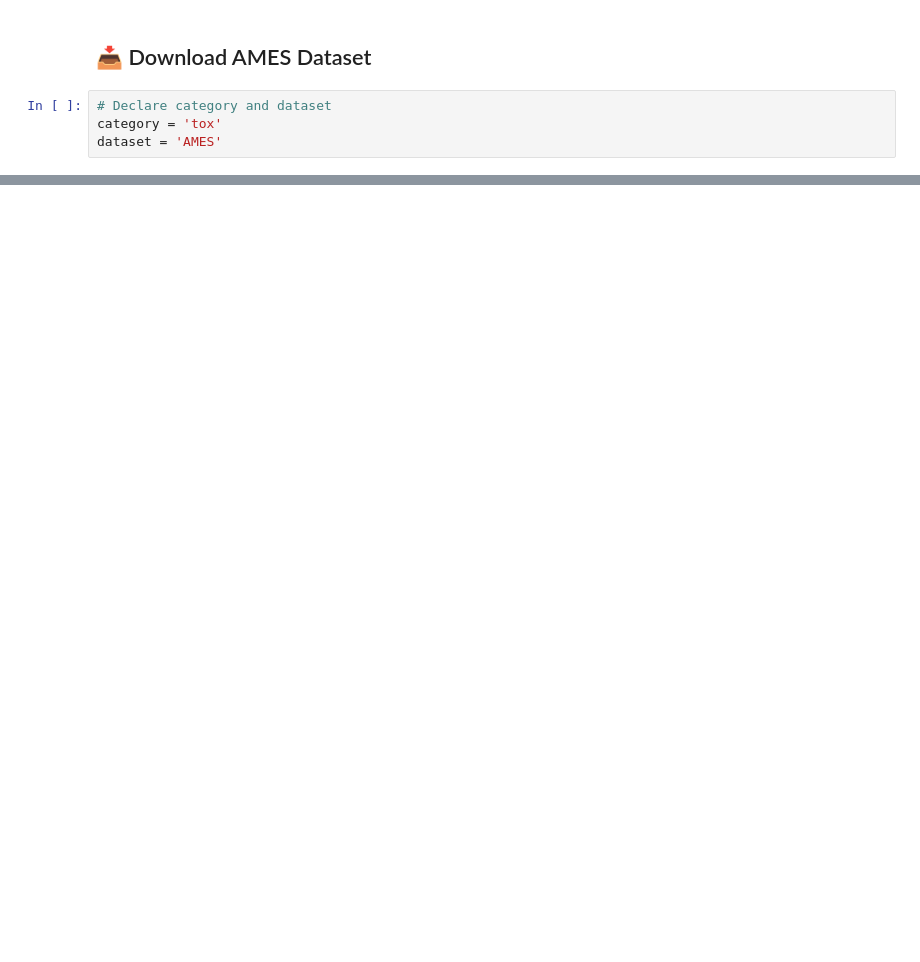
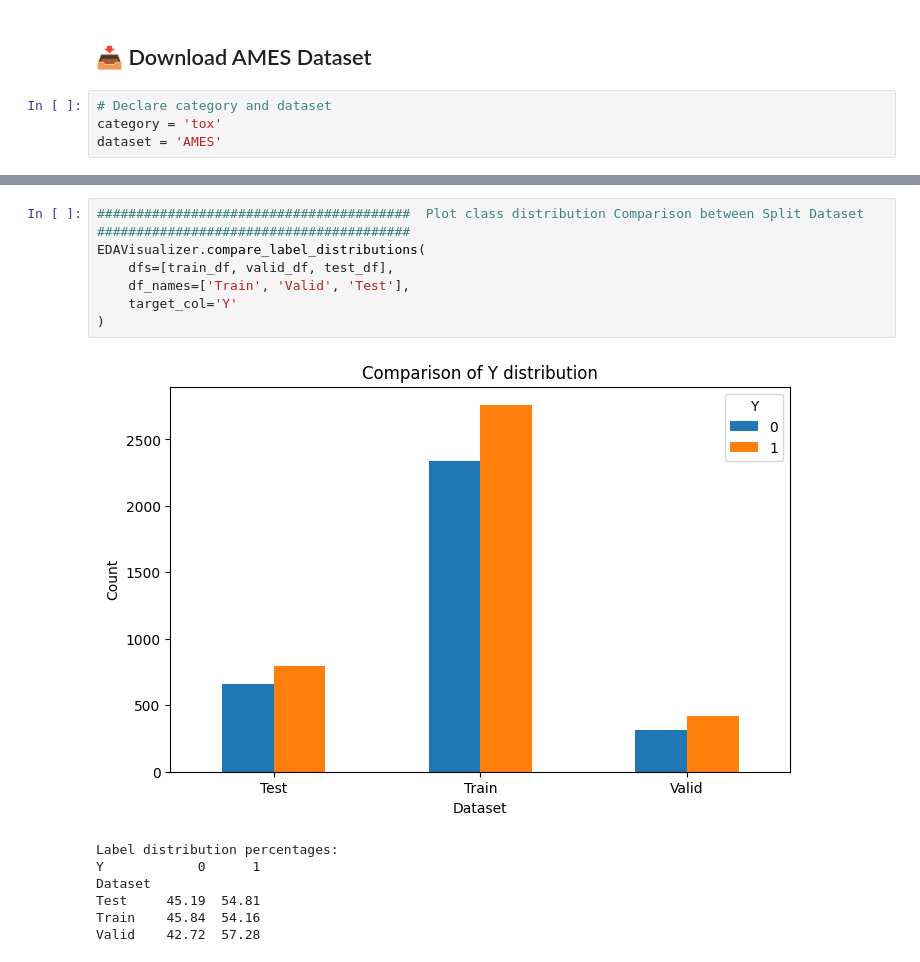
Before and after one commit to udhtaz/outreachy-contributions, a Jupyter notebook: notebooks/AMES_Mutagenicity_Prediction.ipynb, the cells around one changed output, grey strips where cells are left out. Cells and saved outputs as stored; diff of their text form; blank space fills up the shorter version.

```diff
--- a/notebooks/AMES_Mutagenicity_Prediction.ipynb
+++ b/notebooks/AMES_Mutagenicity_Prediction.ipynb
@@ -115,0 +241,15 @@ Name: proportion, dtype: float64
+# %%
+########################################  Plot class distribution Comparison between Split Dataset ########################################
+EDAVisualizer.compare_label_distributions(
+    dfs=[train_df, valid_df, test_df],
+    df_names=['Train', 'Valid', 'Test'],
+    target_col='Y'
+)
+# %% [output]
+[figure, added]
+Label distribution percentages:
+Y            0      1
+Dataset
+Test     45.19  54.81
+Train    45.84  54.16
+Valid    42.72  57.28
```
Also changed, not shown: parts of 51 cells of this notebook, 1 other file.
